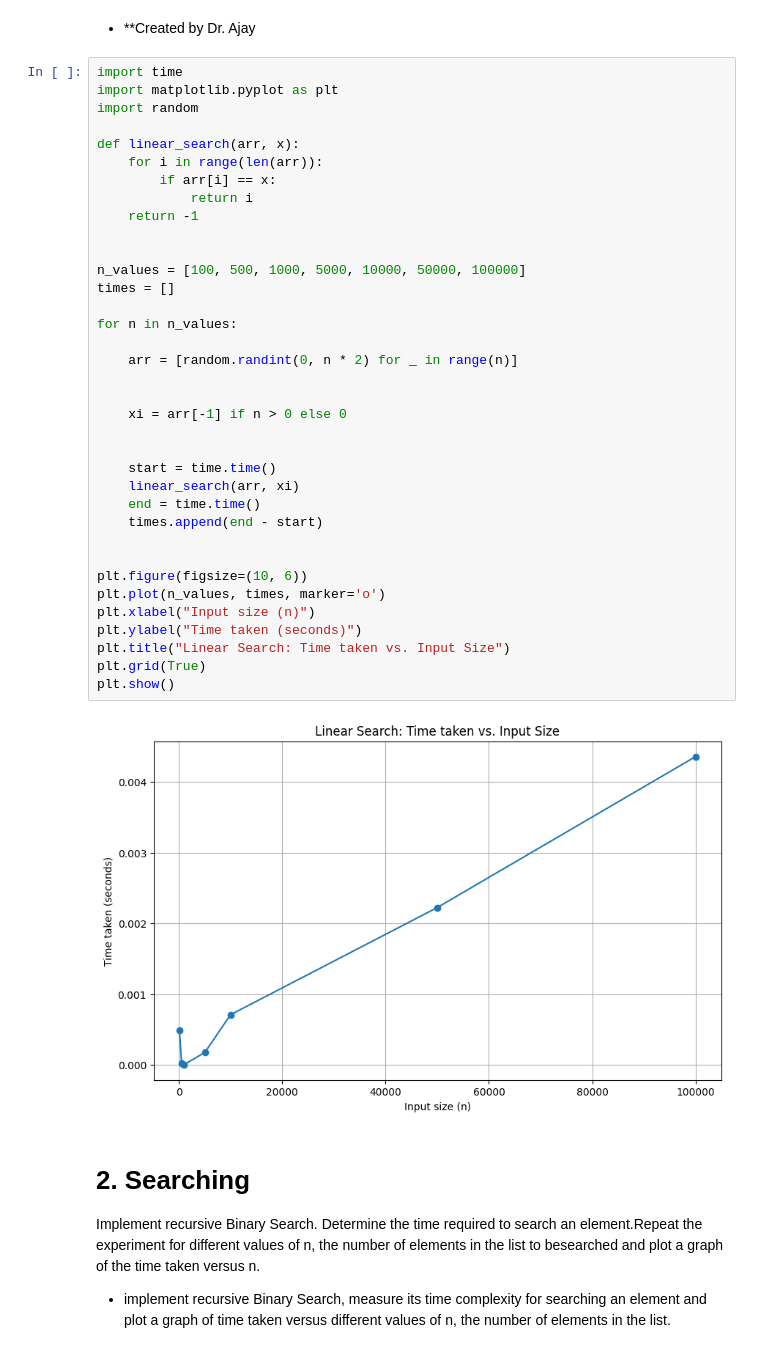
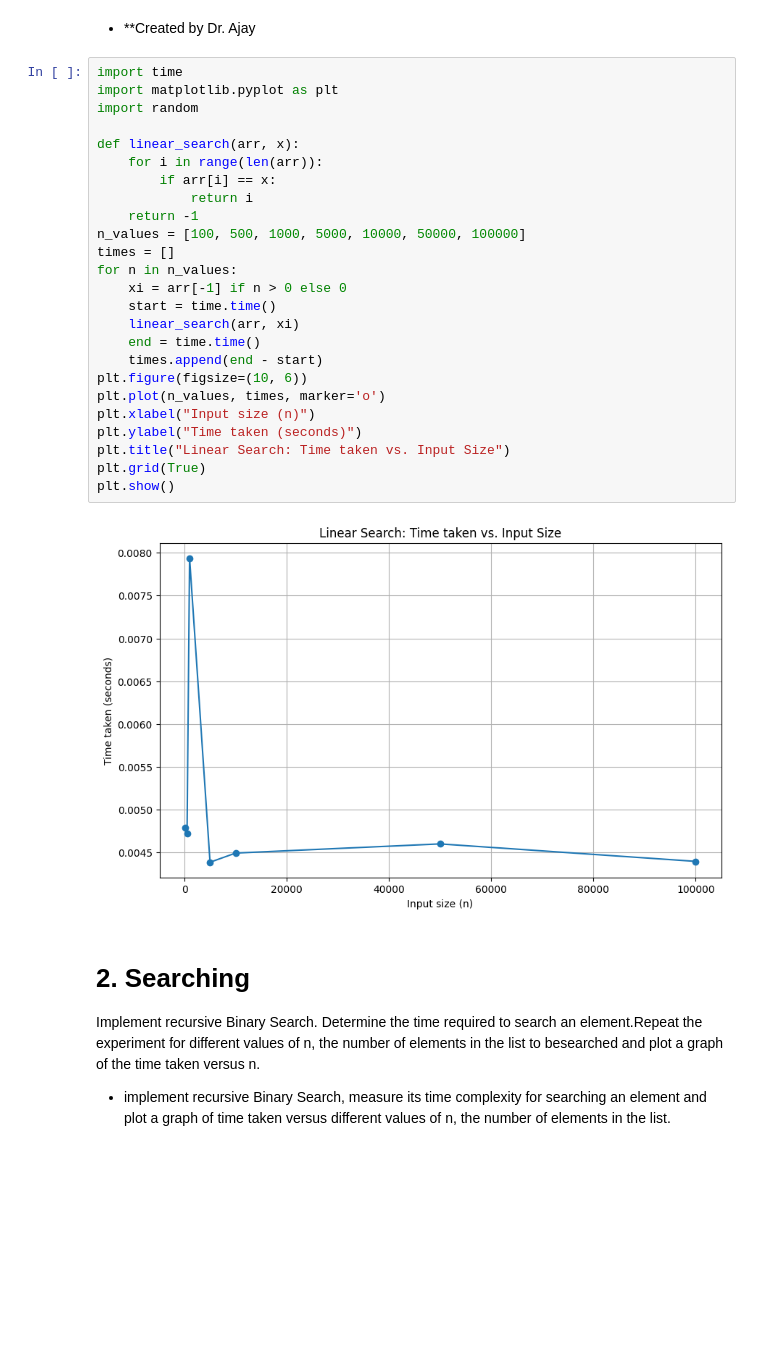
Before and after one commit to rrishabk/Algorithms, a Jupyter notebook: Lab_4.ipynb, the cells around one changed output. Cells and saved outputs as stored; diff of their text form; blank space fills up the shorter version.

```diff
--- a/Lab_4.ipynb
+++ b/Lab_4.ipynb
@@ -16,41 +16,30 @@ Implement Linear Search. Determine the time required to search for element. Repe
 # %%
 import time
 import matplotlib.pyplot as plt
 import random
 
 def linear_search(arr, x):
     for i in range(len(arr)):
         if arr[i] == x:
             return i
     return -1
-
-
 n_values = [100, 500, 1000, 5000, 10000, 50000, 100000]
 times = []
-
 for n in n_values:
-
-    arr = [random.randint(0, n * 2) for _ in range(n)]
-
-
     xi = arr[-1] if n > 0 else 0
-
-
     start = time.time()
     linear_search(arr, xi)
     end = time.time()
     times.append(end - start)
-
-
 plt.figure(figsize=(10, 6))
 plt.plot(n_values, times, marker='o')
 plt.xlabel("Input size (n)")
 plt.ylabel("Time taken (seconds)")
 plt.title("Linear Search: Time taken vs. Input Size")
 plt.grid(True)
 plt.show()
 # %% [output]
-[figure, old version]
+[figure, new version]
 # %% [markdown]
 # 2. Searching
 Implement recursive Binary Search. Determine the time required to search an element.Repeat the experiment for different values of n, the number of elements in the list to besearched and plot a graph of the time taken versus n.
```
Also changed, not shown: parts of 3 cells of this notebook.
